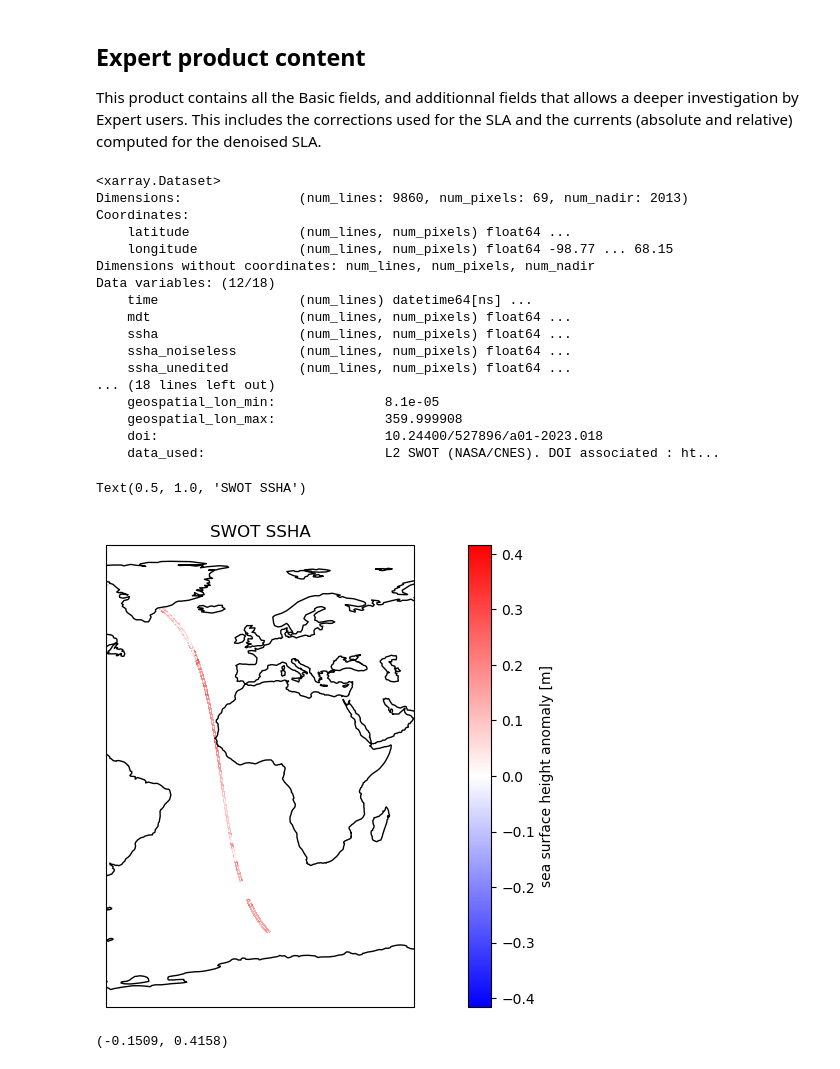
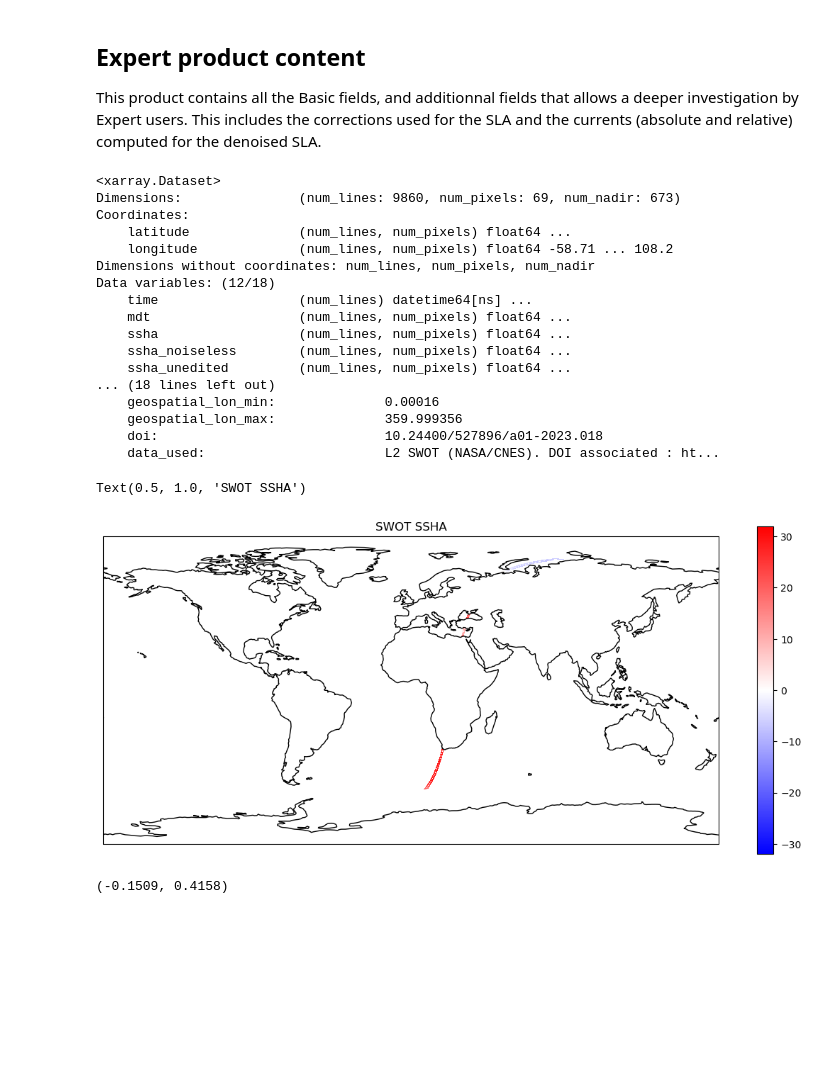
Before and after one commit to shoshanareich/jupyter_notebooks, a Jupyter notebook: swot/SWOT_L3_SSH_startup_tutorial_AVISO.ipynb, the cells around one changed output. Saved outputs shown, nothing was run; the diff lists cells and outputs as text; code cells hidden in the pictures; blank space fills up the shorter version.

Commit message:
update swot_to_obsfit

```diff
--- a/swot/SWOT_L3_SSH_startup_tutorial_AVISO.ipynb
+++ b/swot/SWOT_L3_SSH_startup_tutorial_AVISO.ipynb
@@ -152,7 +152,7 @@ Error: [Errno 110] Connection timed out
 # %%
 # Set file names
-basic = os.path.join('/home/shoshi/swot/L3_aviso/', "SWOT_L3_LR_SSH_Basic_006_322_20231114T003341_20231114T012508_v0.3.nc")
-expert = os.path.join('/home/shoshi/swot/L3_aviso/', "SWOT_L3_LR_SSH_Expert_006_322_20231114T003341_20231114T012508_v0.3.nc")
+basic = os.path.join('/nobackup/sreich/swot/L3_aviso/', "SWOT_L3_LR_SSH_Basic_004_158_20230927T102613_20230927T111740_v0.3.nc")
+expert = os.path.join('/nobackup/sreich/swot/L3_aviso/', "SWOT_L3_LR_SSH_Expert_005_305_20231023T131400_20231023T140526_v0.3.nc")
 # %% [markdown]
 ## Basic product content
 This product contains two versions of the sea level anomaly (ssha). The ssha_noiseless field is obtained by denoising the ssha field. The mean dynamic topography is also included in order to derive the absolute dynamic topography. Finally, the nadir sea level anomaly has been combined in the KaRIn swath, with the i_num_line and i_num_pixel fields indexing its location in the grid.
@@ -192,10 +195,10 @@ ds_expert = ds_expert.assign_coords(longitude=(((ds_expert.longitude + 180) % 36
 ds_expert
 # %% [output]
 <xarray.Dataset>
-Dimensions:               (num_lines: 9860, num_pixels: 69, num_nadir: 2013)
+Dimensions:               (num_lines: 9860, num_pixels: 69, num_nadir: 673)
 Coordinates:
     latitude              (num_lines, num_pixels) float64 ...
-    longitude             (num_lines, num_pixels) float64 -98.77 ... 68.15
+    longitude             (num_lines, num_pixels) float64 -58.71 ... 108.2
 Dimensions without coordinates: num_lines, num_pixels, num_nadir
 Data variables: (12/18)
     time                  (num_lines) datetime64[ns] ...
@@ -204,25 +207,25 @@ Data variables: (12/18)
     ssha_noiseless        (num_lines, num_pixels) float64 ...
     ssha_unedited         (num_lines, num_pixels) float64 ...
 ... (18 lines left out)
-    geospatial_lon_min:              8.1e-05
-    geospatial_lon_max:              359.999908
+    geospatial_lon_min:              0.00016
+    geospatial_lon_max:              359.999356
     doi:                             10.24400/527896/a01-2023.018
     data_used:                       L2 SWOT (NASA/CNES). DOI associated : ht...
 # %%
 
 plt.figure(figsize=(14, 6))
 ax = plt.axes(projection=ccrs.PlateCarree())
 ax.set_global()
-ds_expert.ssha.plot.pcolormesh(
+(ds_expert.ssha + ds_expert.mss - ds_expert.mdt).plot.pcolormesh(
     ax=ax, transform=ccrs.PlateCarree(), x="longitude", y="latitude", cmap='bwr',add_colorbar=True
 )
 ax.coastlines()
 #ax.set_ylim([-20, 20])
-ax.set_xlim([-60,60])
+#ax.set_xlim([-60,60])
 plt.title('SWOT SSHA')
 # %% [output]
 Text(0.5, 1.0, 'SWOT SSHA')
-[figure, old version]
+[figure, new version]
 # %%
 np.nanmin(ds_expert.ssha.values), np.nanmax(ds_expert.ssha.values),
 # %% [output]
```
Also changed, not shown: parts of 4 cells of this notebook, 2 other files.
